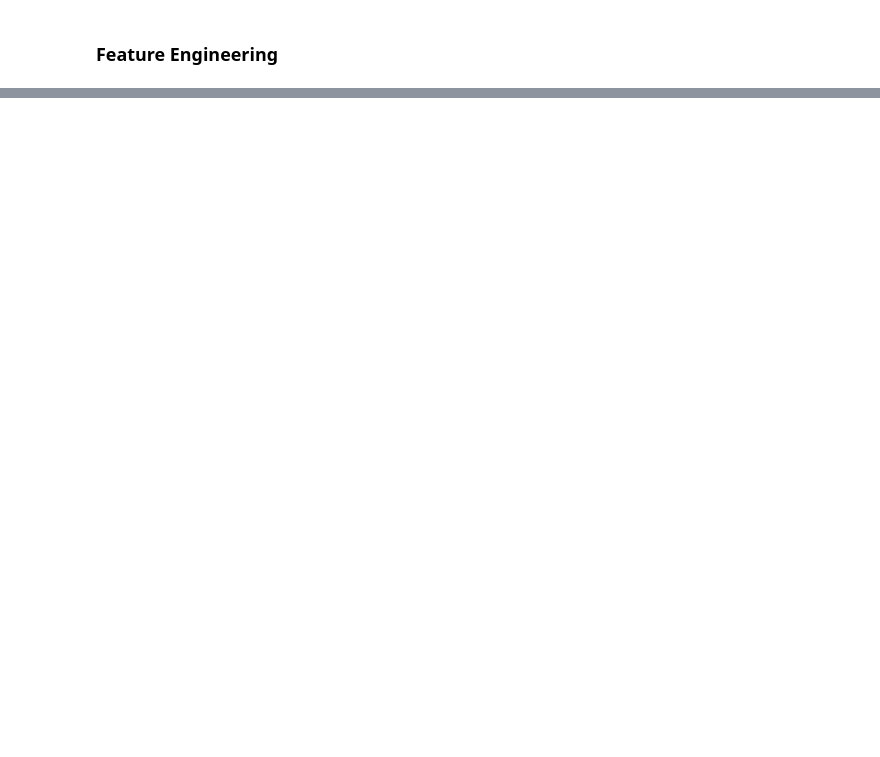
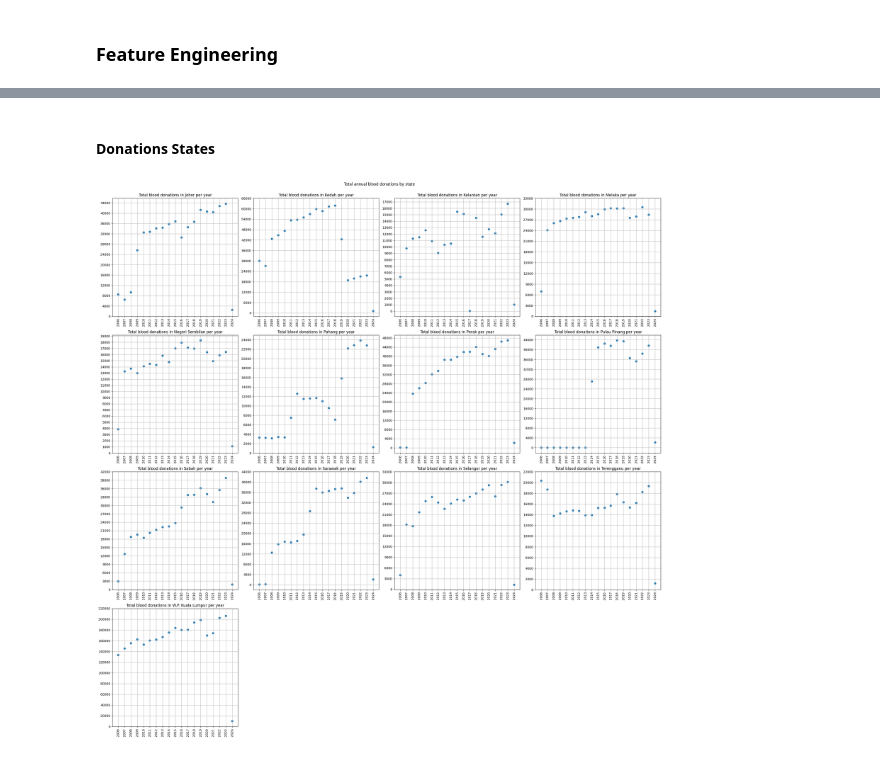
Before and after one commit to AbdulHafiiz/blood-donation-pipeline, a Jupyter notebook: testing.ipynb, the cells around one changed output, grey strips where cells are left out. Cells and saved outputs as stored; diff of their text form; code cells hidden in the pictures; blank space fills up the shorter version.

```diff
--- a/testing.ipynb
+++ b/testing.ipynb
@@ -132,0 +112,5 @@ dtype: float64
+# %%
+dono_state_df = dono_state_df.assign(year=pd.to_datetime(dono_state_df["date"]).dt.year)
+dono_state_df = dono_state_df.assign(month=pd.to_datetime(dono_state_df["date"]).dt.month)
+dono_state_df = dono_state_df.assign(day_of_year=pd.to_datetime(dono_state_df["date"]).dt.dayofyear)
+dono_state_df.head(3)
@@ -157,0 +175,24 @@ array([[1.        , 0.09433961],
+# %% [markdown]
+#### Donations States
+# %%
+plt.figure(figsize=(25, 25))
+
+for idx, state in enumerate(dono_state_df["state"].unique()[1:]):
+    plt.subplot2grid((4, 4), (idx//4, idx%4))
+    state_data = dono_state_df[dono_state_df["state"] == state]
+
+    x = state_data["year"].drop_duplicates()
+    y = state_data.groupby("year")["daily"].agg("sum")
+    max_val = str(max(y))
+    y_tick = int(max_val[0]+"0"*(len(max_val)-2))
+
+    plt.scatter(x, y)
+    plt.title(f"Total blood donations in {state} per year")
+    plt.xticks(state_data["year"].unique(), rotation=90)
+    plt.yticks(list(range(0, int(max_val)+y_tick+1, y_tick)))
+    plt.grid(True)
+
+plt.suptitle("Total annual blood donations by state")
+plt.tight_layout(rect=[0, 0, 1, 0.98])
+# %% [output]
+[figure, added]
```
Also changed, not shown: parts of 26 cells of this notebook.
